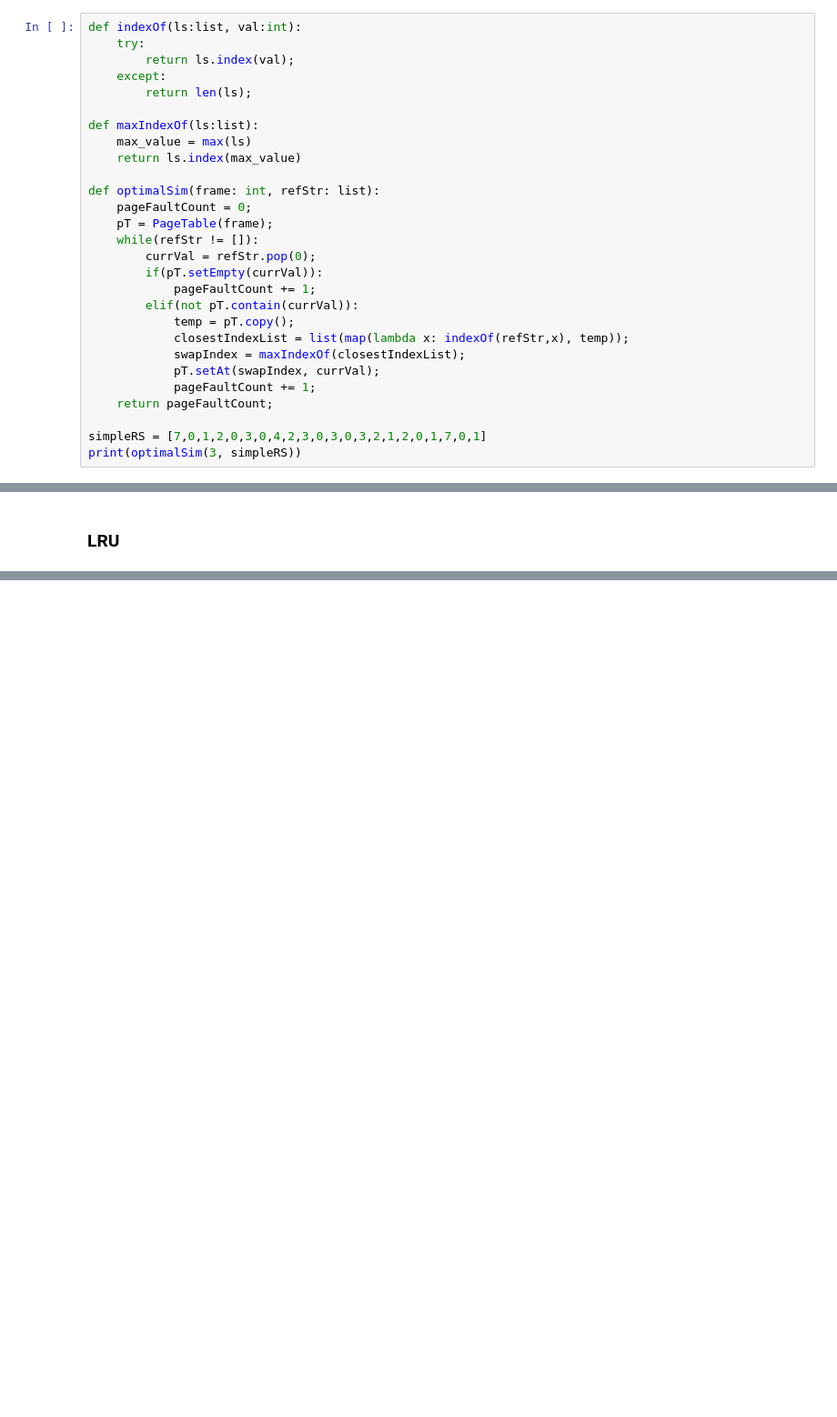
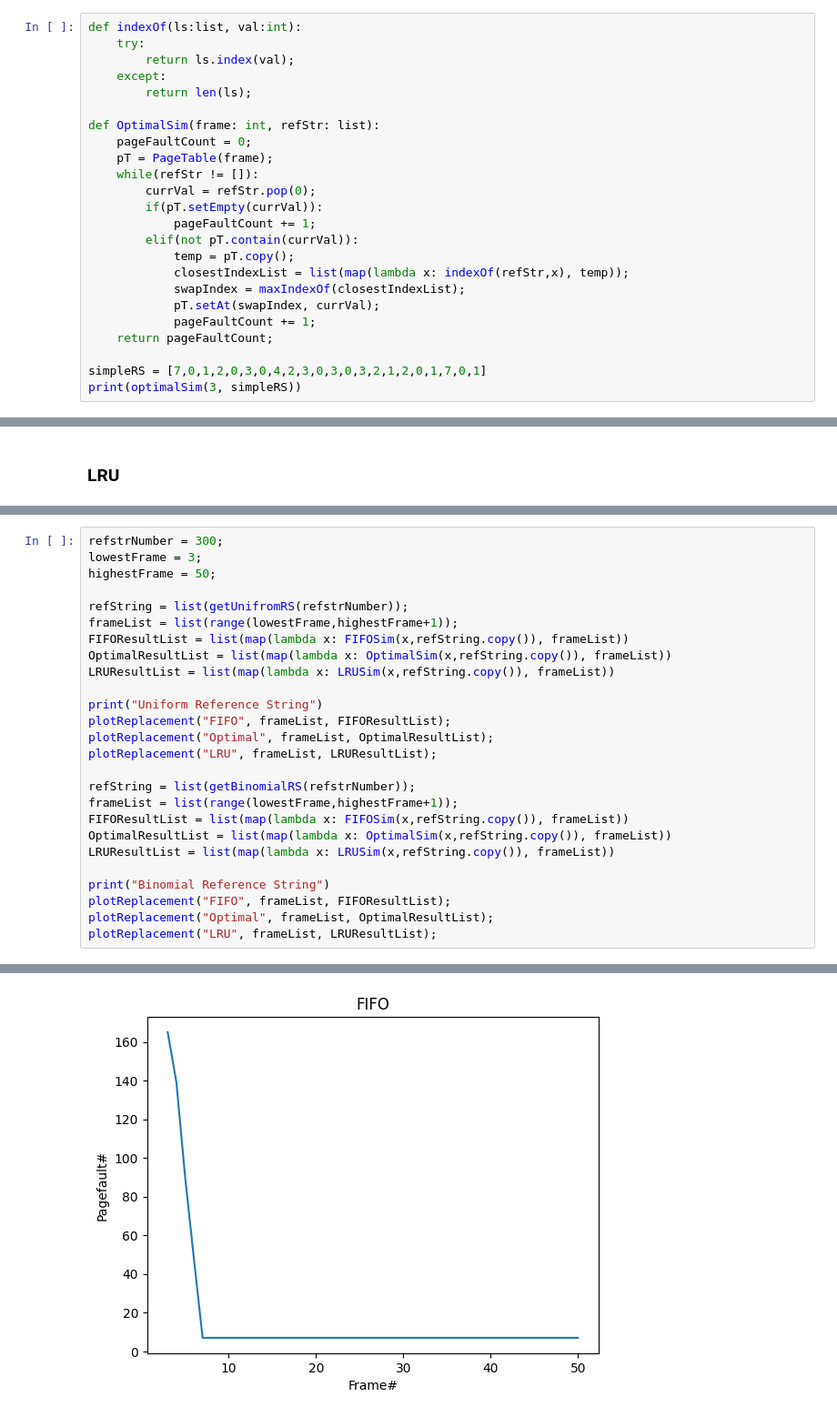
Before and after one commit to tongrak/CPE448_Page_N_Frame, a Jupyter notebook: Replacement.ipynb, the cells around one changed output, grey strips where cells are left out. Shown at 91% size. Cells and saved outputs as stored; diff of their text form; blank space fills up the shorter version.

Commit message:
LRUsim and test impl

```diff
--- a/Replacement.ipynb
+++ b/Replacement.ipynb
@@ -88,11 +101,7 @@ def indexOf(ls:list, val:int):
     except:
         return len(ls);
 
-def maxIndexOf(ls:list):
-    max_value = max(ls)
-    return ls.index(max_value)
-
-def optimalSim(frame: int, refStr: list):
+def OptimalSim(frame: int, refStr: list):
     pageFaultCount = 0;
     pT = PageTable(frame);
     while(refStr != []):
@@ -132,0 +212,27 @@ theRefString = getRefString(300);
+# %%
+refstrNumber = 300;
+lowestFrame = 3;
+highestFrame = 50;
+
+refString = list(getUnifromRS(refstrNumber));
+frameList = list(range(lowestFrame,highestFrame+1));
+FIFOResultList = list(map(lambda x: FIFOSim(x,refString.copy()), frameList))
+OptimalResultList = list(map(lambda x: OptimalSim(x,refString.copy()), frameList))
+LRUResultList = list(map(lambda x: LRUSim(x,refString.copy()), frameList))
+
+print("Uniform Reference String")
+plotReplacement("FIFO", frameList, FIFOResultList);
+plotReplacement("Optimal", frameList, OptimalResultList);
+plotReplacement("LRU", frameList, LRUResultList);
+
+refString = list(getBinomialRS(refstrNumber));
+frameList = list(range(lowestFrame,highestFrame+1));
+FIFOResultList = list(map(lambda x: FIFOSim(x,refString.copy()), frameList))
+OptimalResultList = list(map(lambda x: OptimalSim(x,refString.copy()), frameList))
+LRUResultList = list(map(lambda x: LRUSim(x,refString.copy()), frameList))
+
+print("Binomial Reference String")
+plotReplacement("FIFO", frameList, FIFOResultList);
+plotReplacement("Optimal", frameList, OptimalResultList);
+plotReplacement("LRU", frameList, LRUResultList);
+# %% [output]
@@ -132,0 +240 @@ theRefString = getRefString(300);
+[figure, added]
```
Also changed, not shown: parts of 13 cells of this notebook.
